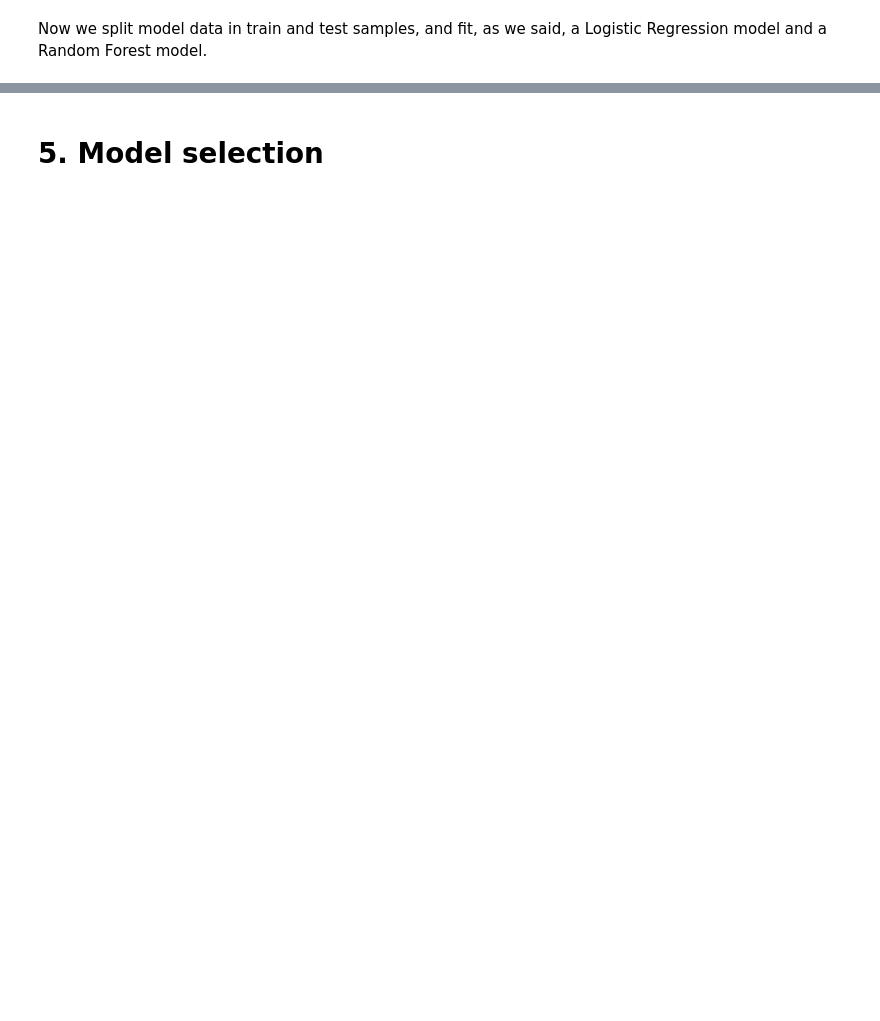
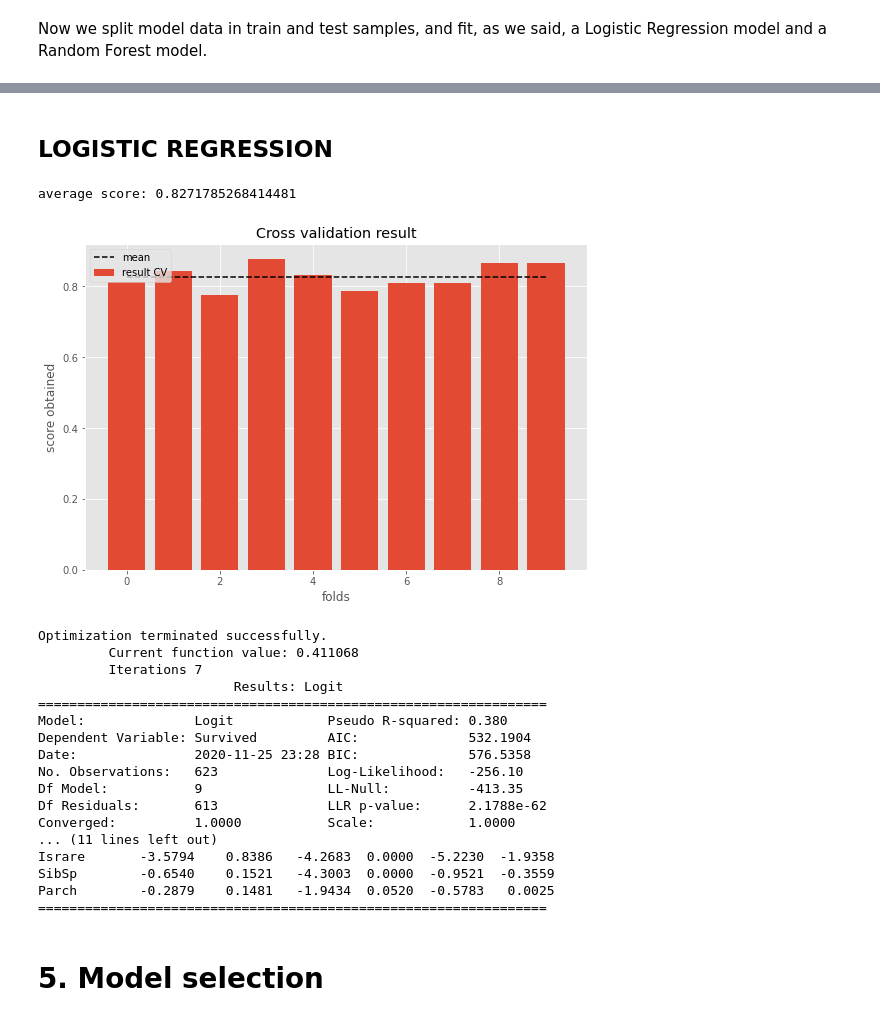
Before and after one commit to danielp2797/Titanic-Kaggle, a Jupyter notebook: notebooks/main_analysis.ipynb, the cells around one changed output, grey strips where cells are left out. Saved outputs shown, nothing was run; the diff lists cells and outputs as text; code cells hidden in the pictures; blank space fills up the shorter version.

```diff
--- a/notebooks/main_analysis.ipynb
+++ b/notebooks/main_analysis.ipynb
@@ -416,0 +431,10 @@ target_feature = train_data['Survived'].copy()
+# %%
+X = pd.concat([Isfemale, Isold, Isalone, C1,
+           C2, Age, Fare, Isq, Iss, IsMr, IsMrs,
+           Isminor, Ismiss, Israre, SibSp, Parch], axis=1, ignore_index=True)
+
+feature_names = ['Isfemale', 'Isold', 'Isalone', 'C1',
+           'C2', 'Age', 'Fare', 'Isq', 'Iss', 'Ismr', 'Ismrs',
+           'Isminor', 'Ismiss', 'Israre', 'SibSp', 'Parch']
+
+X.columns = feature_names
@@ -456,2 +497,48 @@ average score: 0.788976279650437
+# %% [markdown]
+## LOGISTIC REGRESSION
+# %%
+def run_logit(features):
+
+    logit = LogisticRegression()
+    logit.fit(X_train[features], y_train)
+    scores = cross_val_score(logit, X, y, cv=10)
+
+    print('average score:', np.mean(scores))
+
+    plt.bar(range(len(scores)), scores)
+    plt.xlabel('folds')
+    plt.ylabel('score obtained')
+    plt.title('Cross validation result')
+    plt.hlines(np.mean(scores), xmin=0, xmax=9, linestyles='dashed', colors='black')
+    plt.legend(['mean', 'result CV'])
+    plt.show()
+
+    LR = Logit(y_train, X_train[features])
+    result = LR.fit()
+    print(result.summary2())
+# %%
+run_logit(['Isfemale', 'C1',
+           'C2', 'Age', 'Ismr',
+           'Isminor', 'Ismiss', 'Israre', 'SibSp', 'Parch'])
+# %% [output]
+average score: 0.8271785268414481
+[figure, added]
+Optimization terminated successfully.
+         Current function value: 0.411068
+         Iterations 7
+                         Results: Logit
+=================================================================
+Model:              Logit            Pseudo R-squared: 0.380
+Dependent Variable: Survived         AIC:              532.1904
+Date:               2020-11-25 23:28 BIC:              576.5358
+No. Observations:   623              Log-Likelihood:   -256.10
+Df Model:           9                LL-Null:          -413.35
+Df Residuals:       613              LLR p-value:      2.1788e-62
+Converged:          1.0000           Scale:            1.0000
+... (11 lines left out)
+Israre       -3.5794    0.8386   -4.2683  0.0000  -5.2230  -1.9358
+SibSp        -0.6540    0.1521   -4.3003  0.0000  -0.9521  -0.3559
+Parch        -0.2879    0.1481   -1.9434  0.0520  -0.5783   0.0025
+=================================================================
 # %% [markdown]
 # 5. Model selection <a class="anchor" id="MS"></a>
```
Also changed, not shown: parts of 20 cells of this notebook, 2 other files.
